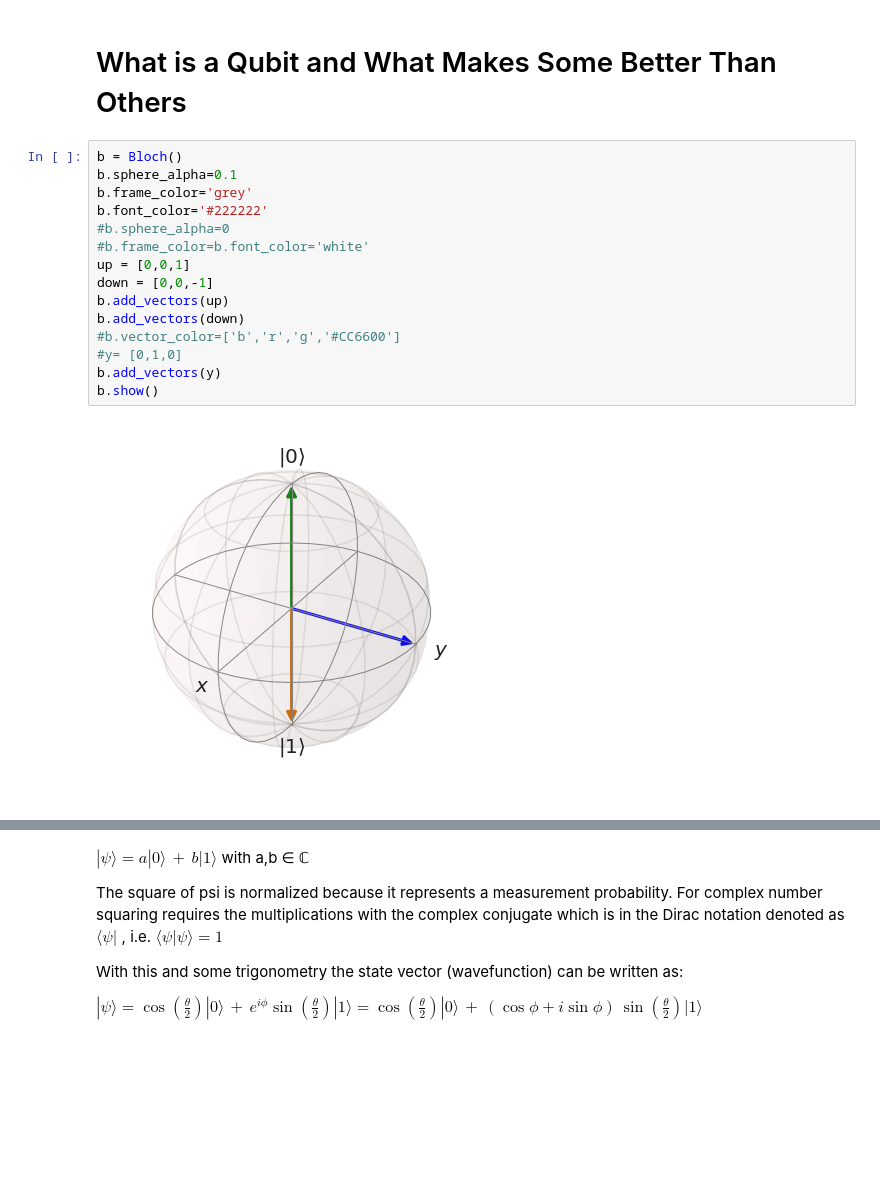
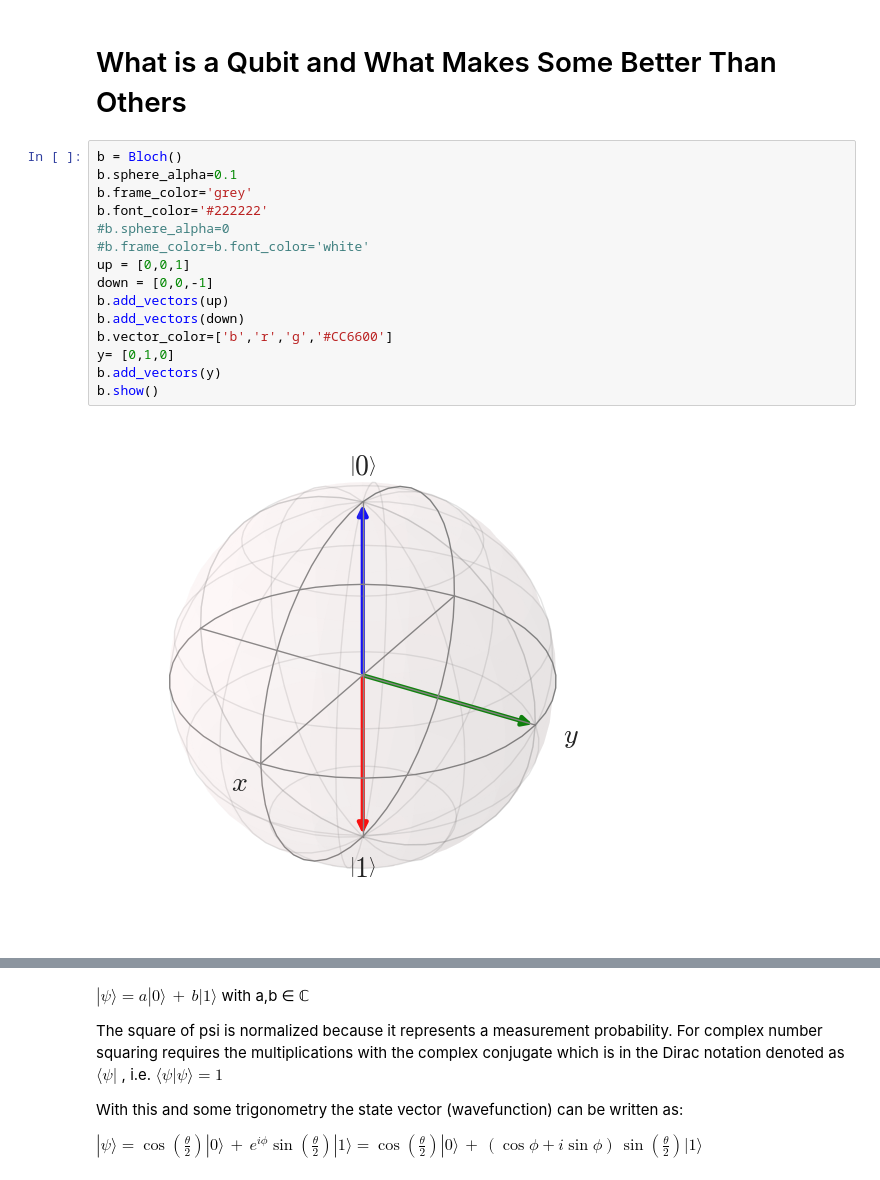
Before and after one commit to quaxquax/QC-MeetUp, a Jupyter notebook: Quantum Computing and the Blockchain.ipynb, the cells around one changed output, grey strips where cells are left out. Cells and saved outputs as stored; diff of their text form; blank space fills up the shorter version.

```diff
--- a/Quantum Computing and the Blockchain.ipynb
+++ b/Quantum Computing and the Blockchain.ipynb
@@ -112,17 +115,17 @@ Fun Fact: The cabinet sized big quantum computer boxes are mostly empty:
 # %%
 b = Bloch()
 b.sphere_alpha=0.1
 b.frame_color='grey'
 b.font_color='#222222'
 #b.sphere_alpha=0
 #b.frame_color=b.font_color='white'
 up = [0,0,1]
 down = [0,0,-1]
 b.add_vectors(up)
 b.add_vectors(down)
-#b.vector_color=['b','r','g','#CC6600']
-#y= [0,1,0]
+b.vector_color=['b','r','g','#CC6600']
+y= [0,1,0]
 b.add_vectors(y)
 b.show()
 # %% [output]
-[figure, old version]
+[figure, new version]
```
Also changed, not shown: parts of 21 cells of this notebook.
